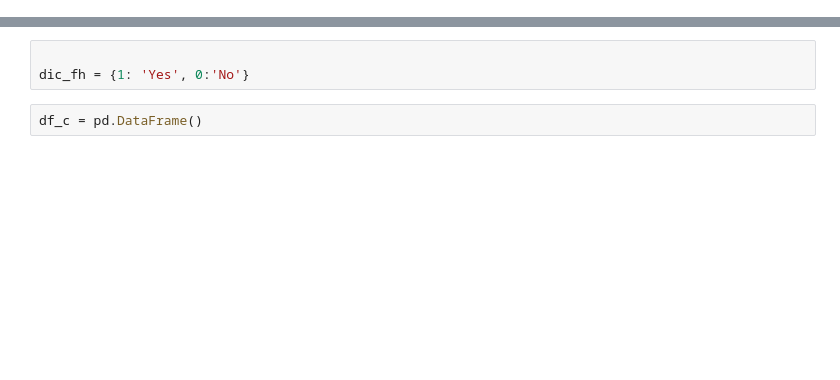
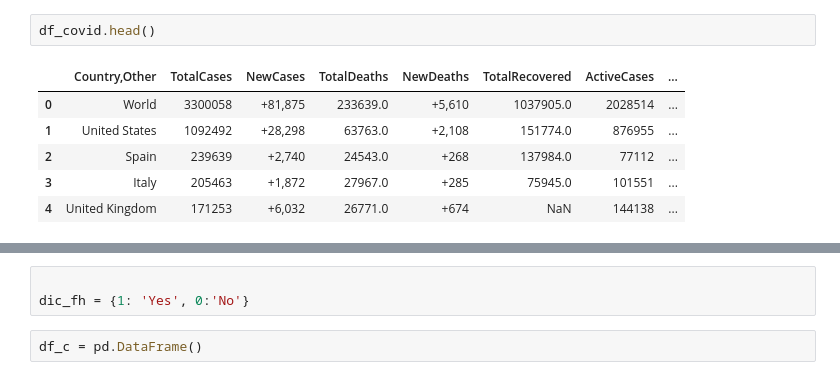
Before and after one commit to cesarvila/population, a Jupyter notebook: covid.ipynb, the cells around one changed output, grey strips where cells are left out. Cells and saved outputs as stored; diff of their text form; blank space fills up the shorter version.

```diff
--- a/covid.ipynb
+++ b/covid.ipynb
@@ -105,0 +130,9 @@ df_subs.head()
+# %%
+df_covid.head()
+# %% [output]
+|  | Country,Other | TotalCases | NewCases | TotalDeaths | NewDeaths | TotalRecovered | ActiveCases | ... |
+| 0 | World | 3300058 | +81,875 | 233639.0 | +5,610 | 1037905.0 | 2028514 | ... |
+| 1 | United States | 1092492 | +28,298 | 63763.0 | +2,108 | 151774.0 | 876955 | ... |
+| 2 | Spain | 239639 | +2,740 | 24543.0 | +268 | 137984.0 | 77112 | ... |
+| 3 | Italy | 205463 | +1,872 | 27967.0 | +285 | 75945.0 | 101551 | ... |
+| 4 | United Kingdom | 171253 | +6,032 | 26771.0 | +674 | NaN | 144138 | ... |
```
Also changed, not shown: parts of 54 cells of this notebook.
